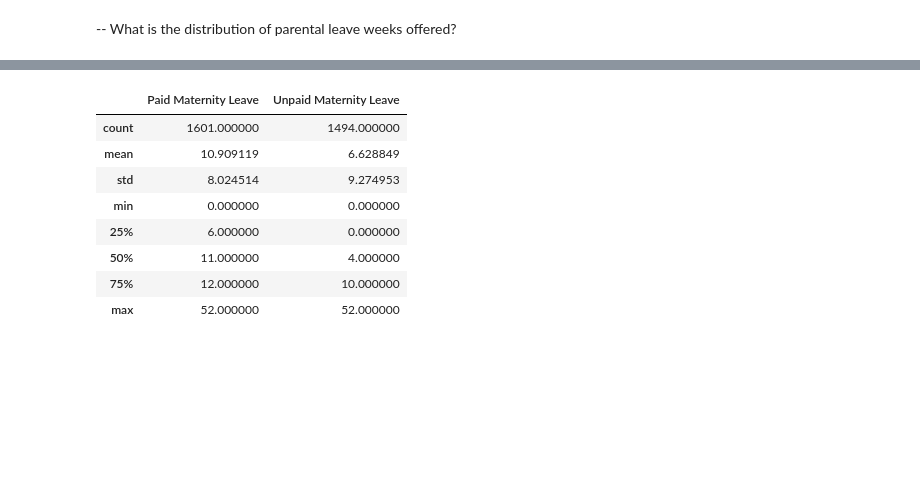
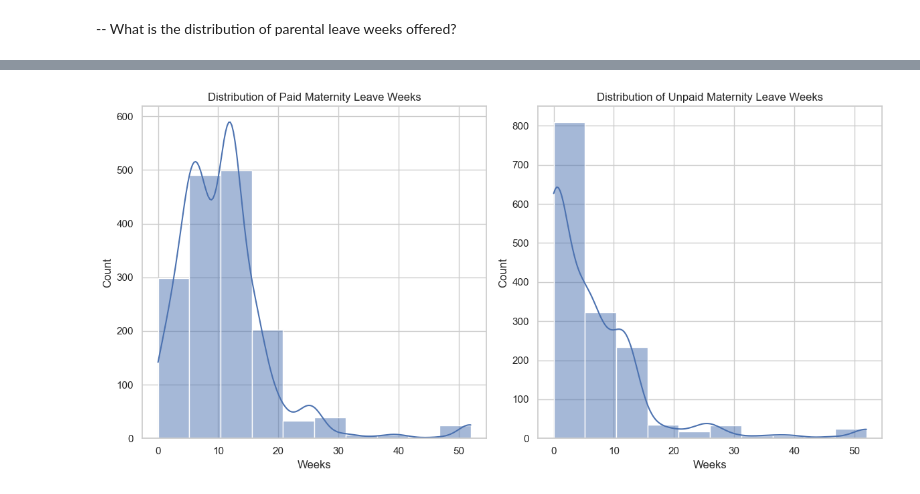
Before and after one commit to lnunag/DataAnalysis, a Jupyter notebook: Parental Leave Policies/plp.ipynb, the cells around one changed output, grey strips where cells are left out. Cells and saved outputs as stored; diff of their text form; code cells hidden in the pictures; blank space fills up the shorter version.

```diff
--- a/Parental Leave Policies/plp.ipynb
+++ b/Parental Leave Policies/plp.ipynb
@@ -8,6 +8,9 @@ import seaborn as sns
 # Libraries
 # %% [markdown]
 Data preparation
+# %%
+filename = "parental_leave.csv"
+# r"C:\Users\rabbi\DataAnalysis\Parental Leave Policies\Data\parental_leave.csv"
 # %%
 import chardet
 
@@ -45,7 +48,7 @@ memory usage: 125.1+ KB
 # %% [markdown]
 Here we have four unnamed columns with all NaN values. Looking at the csv, it's likely because of the way its formatted, with 4 extra commas at the end of each line. Let's get rid of it.
 # %%
-data = pd.read_csv(r"C:\Users\rabbi\DataAnalysis\Parental Leave Policies\Data\parental_leave.csv",
+data = pd.read_csv(filename,
                    encoding='windows-1252', index_col=None)
 data = data.dropna(axis=1, how='all')
 # Drop columns where all values are NaN
@@ -121 +118,19 @@ sorted_data
+# %%
+sns.set(style="whitegrid")
+plt.figure(figsize=(12, 6))
+
+plt.subplot(1, 2, 1)
+sns.histplot(data['Paid Maternity Leave'], bins=10, kde=True)
+plt.title('Distribution of Paid Maternity Leave Weeks')
+plt.xlabel('Weeks')
+
+plt.subplot(1, 2, 2)
+sns.histplot(data['Unpaid Maternity Leave'], bins=10, kde=True)
+plt.title('Distribution of Unpaid Maternity Leave Weeks')
+plt.xlabel('Weeks')
+
+plt.tight_layout()
+plt.show()
+# %% [output]
+[figure, added]
 # %%
@@ -123,12 +137,0 @@ stats = data[['Paid Maternity Leave', 'Unpaid Maternity Leave']].describe()
-# %%
-stats
-# %% [output]
-|  | Paid Maternity Leave | Unpaid Maternity Leave |
-| count | 1601.000000 | 1494.000000 |
-| mean | 10.909119 | 6.628849 |
-| std | 8.024514 | 9.274953 |
-| min | 0.000000 | 0.000000 |
-| 25% | 6.000000 | 0.000000 |
-| 50% | 11.000000 | 4.000000 |
-| 75% | 12.000000 | 10.000000 |
-| max | 52.000000 | 52.000000 |
```
Also changed, not shown: parts of 15 cells of this notebook.
